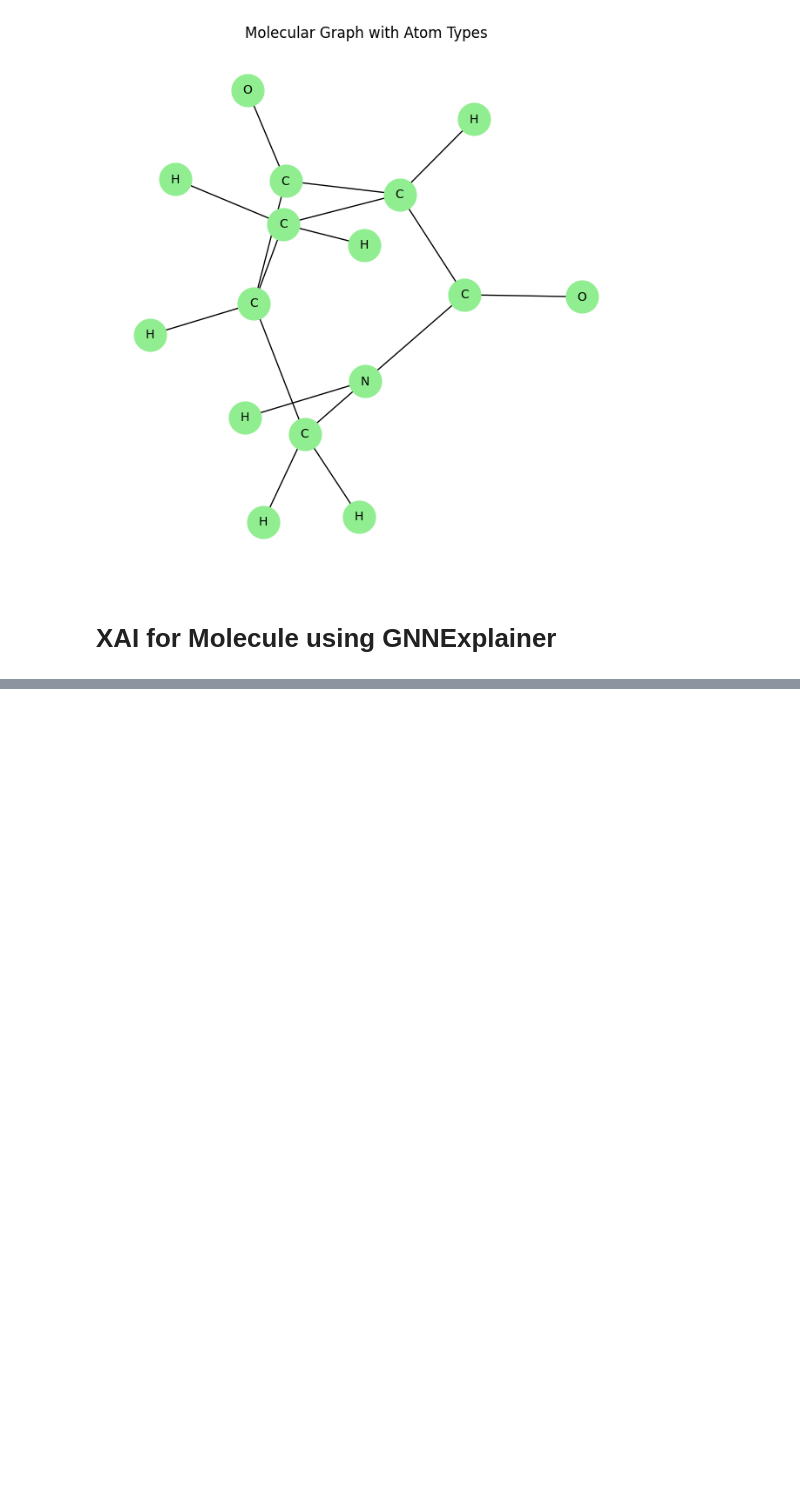
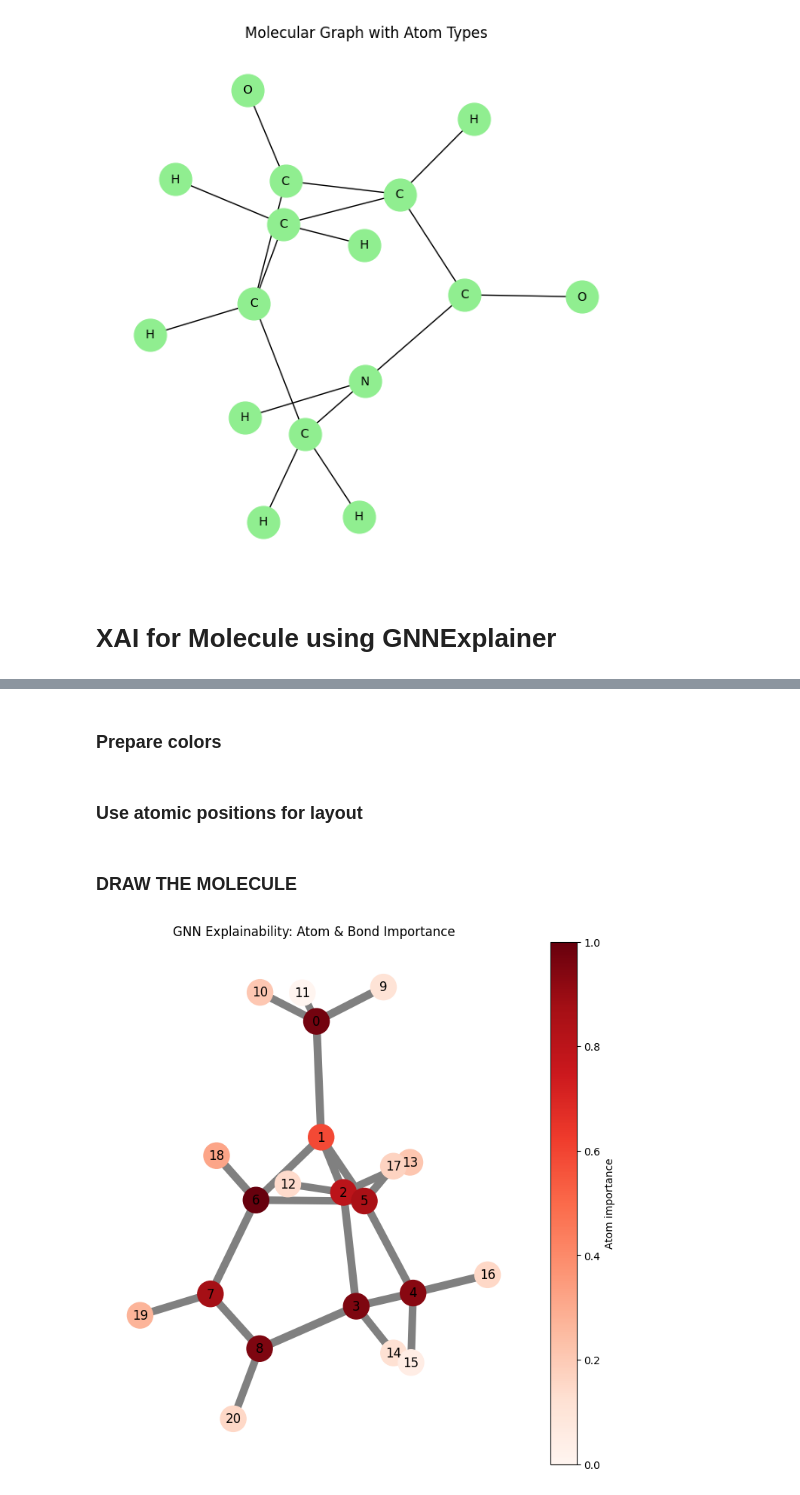
Before and after one commit to abrhaleyarefaine1997/Graph-Neural-Networks-for-Molecular-Property-Prediction-and-Explainability, a Jupyter notebook: Graph-Neural-Networks-for-Molecular-Property-Prediction-and-Explainability AI.ipynb, the cells around one changed output, grey strips where cells are left out. Cells and saved outputs as stored; diff of their text form; code cells hidden in the pictures; blank space fills up the shorter version.

```diff
--- a/Graph-Neural-Networks-for-Molecular-Property-Prediction-and-Explainability AI.ipynb
+++ b/Graph-Neural-Networks-for-Molecular-Property-Prediction-and-Explainability AI.ipynb
@@ -575,0 +1060,54 @@ from torch_geometric.explain import GNNExplainer
+# %% [markdown]
+### Prepare colors
+# %%
+import matplotlib.pyplot as plt
+
+# Atom colors (red = important)
+node_colors = [
+    G.nodes[i]["importance"] for i in G.nodes
+]
+
+# Bond widths (thicker = important)
+edge_widths = [
+    2 + 6 * G[u][v]["importance"] for u, v in G.edges
+]
+# %% [markdown]
+### Use atomic positions for layout
+# %%
+pos = {
+    i: G.nodes[i]["pos"][:2]  # use x,y only
+    for i in G.nodes
+}
+# %% [markdown]
+### DRAW THE MOLECULE
+# %%
+fig, ax = plt.subplots(figsize=(9, 9))
+
+nx.draw(
+    G,
+    pos=pos,
+    ax=ax,
+    with_labels=True,
+    node_color=node_colors,
+    cmap=plt.cm.Reds,
+    node_size=600,
+    width=edge_widths,
+    edge_color="gray"
+)
+
+# Create colorbar linked to this axis
+sm = plt.cm.ScalarMappable(
+    cmap=plt.cm.Reds,
+    norm=plt.Normalize(vmin=0, vmax=1)
+)
+sm.set_array([])
+
+cbar = fig.colorbar(sm, ax=ax)
+cbar.set_label("Atom importance")
+
+ax.set_title("GNN Explainability: Atom & Bond Importance")
+ax.axis("off")
+
+plt.show()
+# %% [output]
+[figure, added]
```
Also changed, not shown: parts of 101 cells of this notebook.
